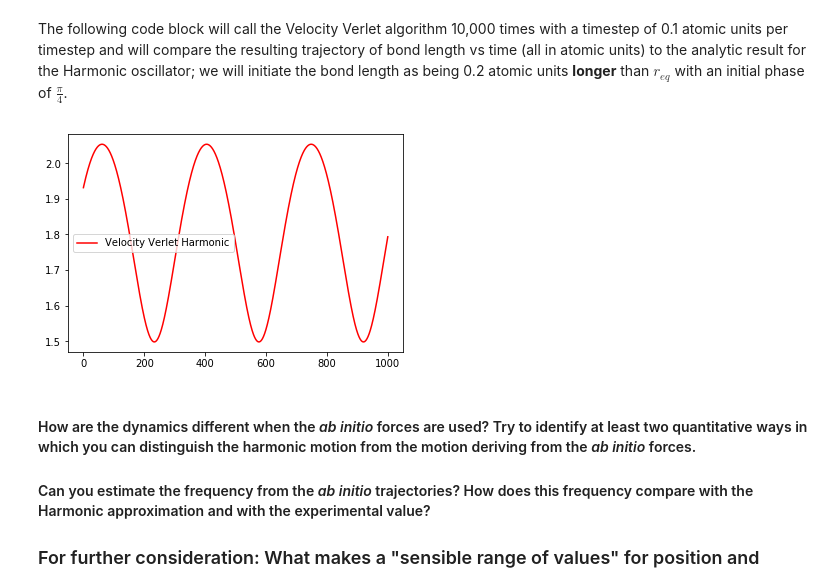
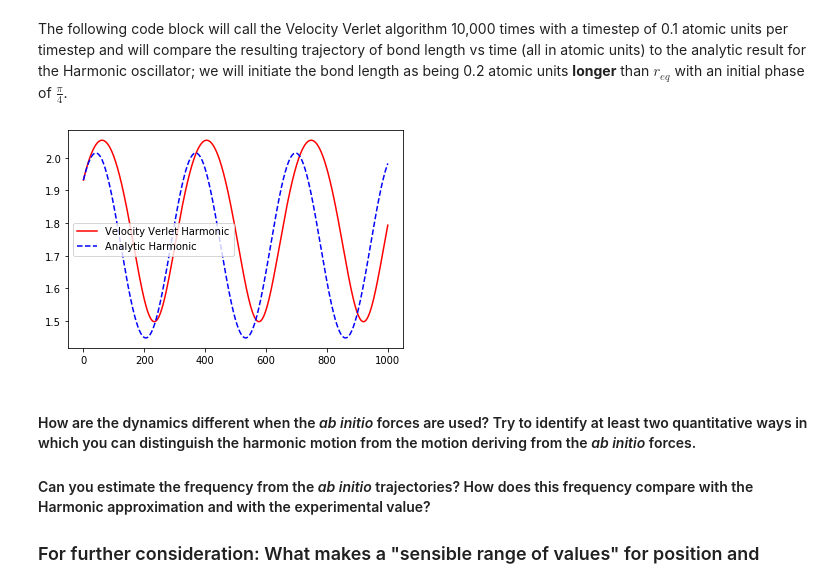
Before and after one commit to Chem6004/Penny, a Jupyter notebook: Computational_Lab_3.ipynb, the cells around one changed output. Drawn from its saved outputs; the diff is of its cells as text; code cells hidden in the pictures.

```diff
--- a/Computational_Lab_3.ipynb
+++ b/Computational_Lab_3.ipynb
@@ -290,6 +292,8 @@ Let's define a function harmonic_position that takes arguments of $\sqrt{\frac{k
 # %%
 ''' Analytic solution to Harmonic Oscillator r(t) goes here! '''
 def harmonic_position(om, amp, phase, req, t):
+    amp * np.sin(om*t + phase) + req
+    return  amp * np.sin(om*t + phase) + req
     ### this function will compute and return r(t)
 # %% [markdown]
 The following code block will call the Velocity Verlet algorithm 10,000 times with a
@@ -327,37 +331,37 @@ hv_vs_t[0] = v0
 ### let's get that now!
 
 ### spline for Harmonic potential using RHF_k
 Harm_Pot_spline = InterpolatedUnivariateSpline(r_fine, Harm_Pot, k=3)
 ### RHF harmonic force
 Harm_Force = Harm_Pot_spline.derivative()
 
 
 ### first Velocity Verlet update
 result_array = Velocity_Verlet(hr_vs_t[0], hv_vs_t[0], mu, Force_spline, dt)
 ### first analytic result
-#ar_vs_t[0] = harmonic_position(om, Amp, np.pi/4, Req, 0)
+ar_vs_t[0] = harmonic_position(om, Amp, np.pi/4, Req, 0)
 ### do the update N_update-1 more times
 for i in range(1,N_updates):
     ### store current time
     t_array[i] = dt*i
     ### Compute VV update using ab initio Force
     result_array = Velocity_Verlet(result_array[0], result_array[1], mu, Force_spline, dt)
     ### Compute VV update using Harmonic model Force
     #result_array = Velocity_Verlet(result_array[0], result_array[1], mu, Harm_Force, dt)
     ### store results from VV update
     hr_vs_t[i] = result_array[0]
     hv_vs_t[i] = result_array[1]
     ### compute and store results from analytic solution
-    #ar_vs_t[i] = harmonic_position(om, Amp, np.pi/4, Req, dt*i)
+    ar_vs_t[i] = harmonic_position(om, Amp, np.pi/4, Req, dt*i)
 
 ### Plot result and compare!
 #plt.plot(hr_vs_t, mu*hv_vs_t, 'red', label="Velocity Verlet")
 plt.plot(t_array, hr_vs_t, 'red', label="Velocity Verlet Harmonic")
-#plt.plot(t_array, ar_vs_t, 'b--', label="Analytic Harmonic")
+plt.plot(t_array, ar_vs_t, 'b--', label="Analytic Harmonic")
 plt.legend()
 plt.show()
 # %% [output]
-[figure, old version]
+[figure, new version]
 # %% [markdown]
 #### How are the dynamics different when the *ab* *initio* forces are used?  Try to identify at least two quantitative ways in which you can distinguish the harmonic motion from the motion deriving from the *ab* *initio* forces.
 
```
Also changed, not shown: parts of 6 cells of this notebook.
